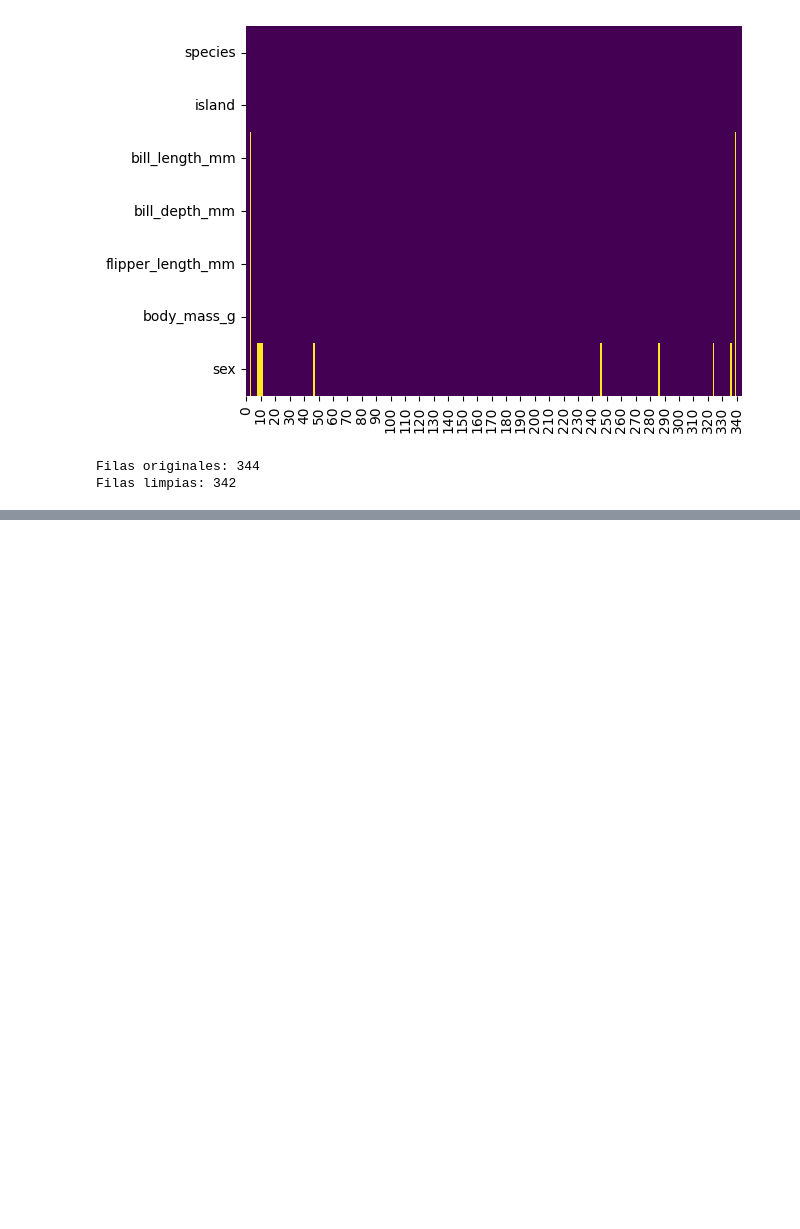
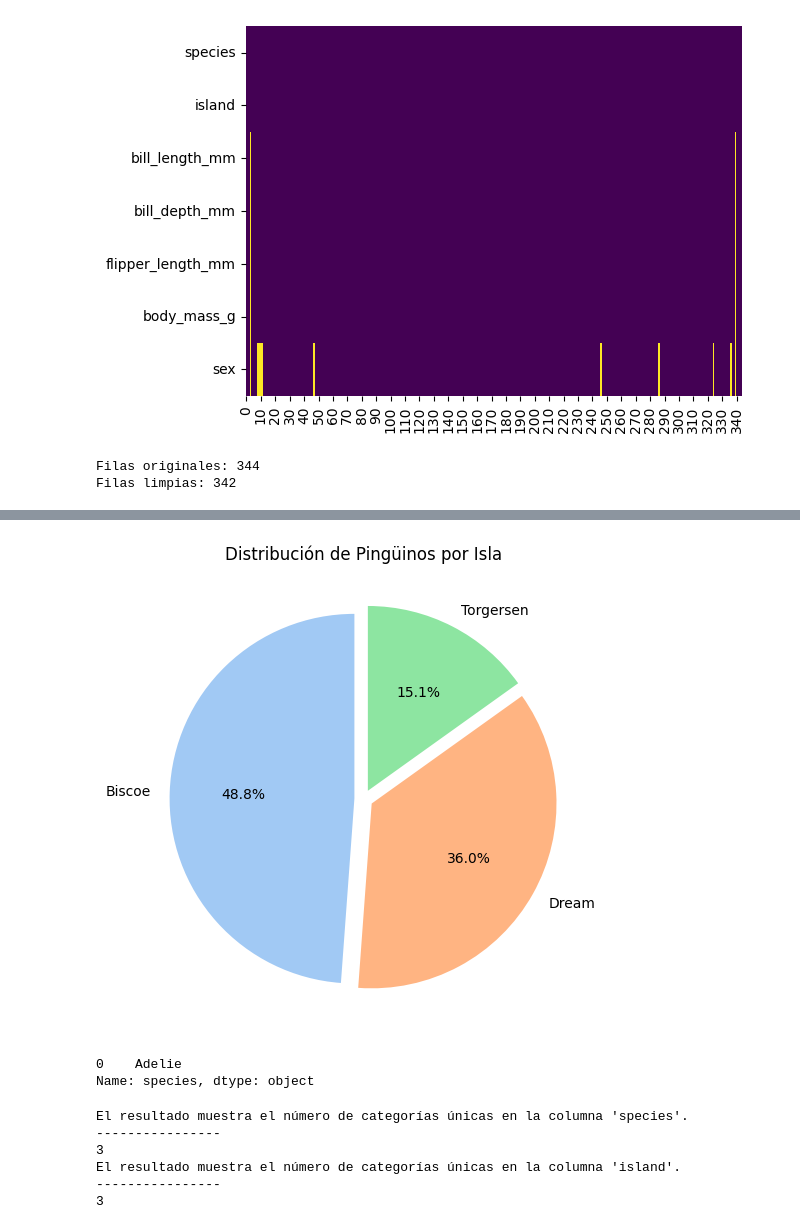
Before and after one commit to alvarohrv/data-analysis-py-sandbox, a Jupyter notebook: src/clase02_cursoPlatzi/demostraciones_llevar_a_teoria_o_centralizar.ipynb, the cells around one changed output, grey strips where cells are left out. Drawn from its saved outputs; the diff is of its cells as text; code cells hidden in the pictures; blank space fills up the shorter version.

```diff
--- a/src/clase02_cursoPlatzi/demostraciones_llevar_a_teoria_o_centralizar.ipynb
+++ b/src/clase02_cursoPlatzi/demostraciones_llevar_a_teoria_o_centralizar.ipynb
@@ -251,0 +293,22 @@ data.describe().transpose()
+# %%
+
+# category: es un tipo de dato especializado y más eficiente que un objeto estandar de python.
+
+# Convertir la columna "species" a tipo categórico
+# data["species"] = data["species"].astype("category")
+
+# Convertir todas las columnas de tipo objeto a categórico:
+# Seleccionamos los nombres de las columnas que son tipo 'object'
+columnas_objeto = data.select_dtypes(include=['object']).columns
+# Las transformamos todas
+data[columnas_objeto] = data[columnas_objeto].astype('category')
+
+# otra manera
+# data = data.astype({'species': 'category', 'island': 'category', 'sex': 'category'})
+
+data.describe(include="category").transpose()
+
+# VENTAJAS de usar category sobre object:
+# Ahorro de memoria: Si tienes 10,000 filas pero solo 3 especies, category guarda el nombre una sola vez y usa números pequeños (0, 1, 2) internamente. El tipo object repite el texto completo en cada fila.
+# Orden lógico: Puedes decirle a una categoría que tiene un orden (ej. ["Pequeño", "Mediano", "Grande"]), algo que el tipo objeto no entiende.
+# Compatibilidad: Librerías de gráficos como Seaborn funcionan mejor cuando saben qué columnas son categóricas.
@@ -290,0 +546,53 @@ Filas limpias: 342
+# %%
+##### ENTENDER ALGUN DIA ##################
+
+# Gráfico de pastel (pie chart) para una variable categórica
+
+# 1. Preparamos los datos
+conteos = data['island'].value_counts()
+
+# 2. Creamos el gráfico
+plt.figure(figsize=(6, 6))
+plt.pie(
+    conteos,
+    labels = conteos.index,
+    autopct = '%1.1f%%',
+    colors = sns.color_palette('pastel'), # Opcional: colores bonitos
+    startangle = 90,                     # Rota el gráfico para mejor lectura
+    explode = [0.05, 0.05, 0.05]         # Separa las tajadas
+)
+
+plt.title('Distribución de Pingüinos por Isla')
+plt.show()
+# %% [output]
+[figure, added]
+# %%
+########## Moda (categoría dominante)
+moda = data["species"].mode()
+print(moda)
+# 📌 Interpretación:
+# Es la especie más frecuente
+# El “líder” de la categoría
+# Es util para identificar la categoría dominante en variables categóricas rapidamente.
+# %% [output]
+0    Adelie
+Name: species, dtype: object
+# %%
+######### Cardinalidad (diversidad de categorías)
+cardinalidad = data["species"].nunique()
+print("El resultado muestra el número de categorías únicas en la columna 'species'.")
+print("----------------")
+print(cardinalidad)
+# 📌 Interpretación:
+# Número de categorías únicas
+# Mide diversidad, no reparto
+print("El resultado muestra el número de categorías únicas en la columna 'island'.")
+print("----------------")
+print(data["island"].nunique())
+# %% [output]
+El resultado muestra el número de categorías únicas en la columna 'species'.
+----------------
+3
+El resultado muestra el número de categorías únicas en la columna 'island'.
+----------------
+3
```
Also changed, not shown: parts of 18 cells of this notebook.
